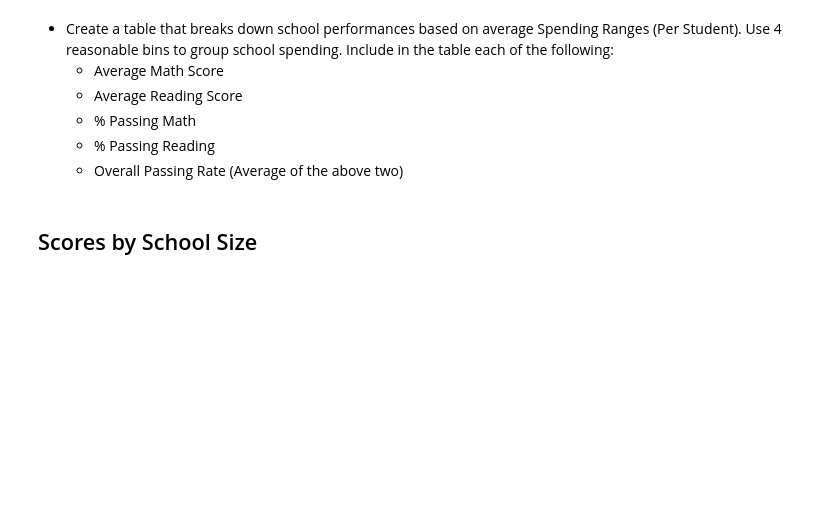
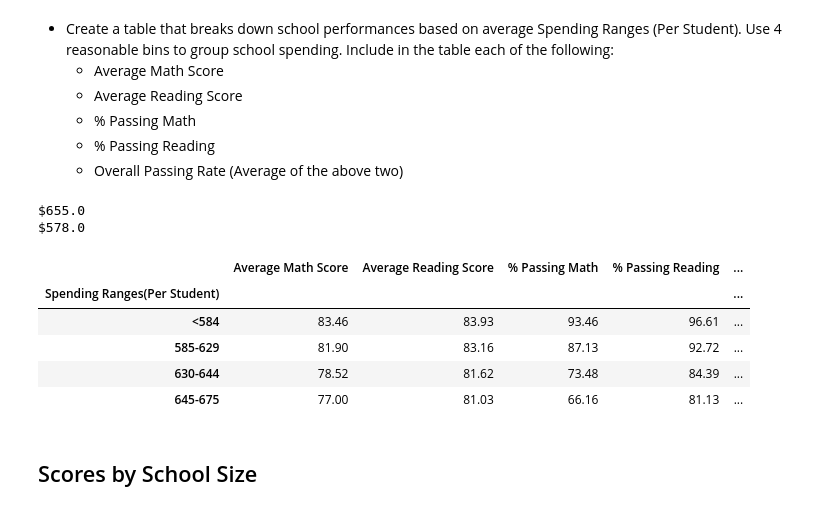
Before and after one commit to richardk6/Pandas-Project, a Jupyter notebook: PyCitySchools/PyCitySchools_KRB.ipynb, the cells around one changed output. Saved outputs shown, nothing was run; the diff lists cells and outputs as text; code cells hidden in the pictures; blank space fills up the shorter version.

```diff
--- a/PyCitySchools/PyCitySchools_KRB.ipynb
+++ b/PyCitySchools/PyCitySchools_KRB.ipynb
@@ -331,5 +291,8 @@ math_grade_summary_df
   * Overall Passing Rate (Average of the above two)
 # %%
 # Figure out the minimum and maximum views per student spending
-type(school_summary_df["Per Student Budget"].max())
-type(school_summary_df["Per Student Budget"].min())
+print(school_summary_df["Per Student Budget"].max())
+print(school_summary_df["Per Student Budget"].min())
+# %% [output]
+$655.0
+$578.0
@@ -340,11 +301,38 @@ school_summary_df["Per Student Budget"] = pd.to_numeric(school_summary_df["Per S
 bins = [0, 584, 629, 644, 675]
 
 # Create the labels
-group_labels = ["584", "585-629", "630-644", "645-675"]
+group_labels = ["<584", "585-629", "630-644", "645-675"]
 # %%
 # Slice the data and place it into bins
-school_summary_df = pd.cut(school_summary_df["Per Student Budget"], bins, labels=group_labels)
-school_summary_df
+school_summary_df["Spending Ranges(Per Student)"] = pd.cut(per_student_budget, bins, labels=group_labels)
+# %%
+school_spending_math_average = school_summary_df.groupby("Spending Ranges(Per Student)").mean()["Average Math Score"]
+school_spending_reading_average = school_summary_df.groupby("Spending Ranges(Per Student)").mean()["Average Reading Score"]
+school_spending_passing_math_average = school_summary_df.groupby("Spending Ranges(Per Student)").mean()["% Passing Math"]
+school_spending_passing_reading_average = school_summary_df.groupby("Spending Ranges(Per Student)").mean()["% Passing Reading"]
+school_spending_passing_overall_average = school_summary_df.groupby("Spending Ranges(Per Student)").mean()["% Overall Passing"]
+# %%
+# Create a table that breaks down school performances based on average Spending Ranges (Per Student).
+school_spending_summary_df = pd.DataFrame({"Average Math Score": school_spending_math_average,
+                                        "Average Reading Score": school_spending_reading_average,
+                                         "% Passing Math": school_spending_passing_math_average,
+                                         "% Passing Reading": school_spending_passing_reading_average,
+                                          "% Overall Passing": school_spending_passing_overall_average})
+# %%
+# Cleaning up format and round to 2nd decimal point
+school_spending_summary_df["Average Math Score"] = school_spending_summary_df["Average Math Score"].map("{:.2f}".format)
+school_spending_summary_df["Average Reading Score"] = school_spending_summary_df["Average Reading Score"].map("{:.2f}".format)
+school_spending_summary_df["% Passing Math"] = school_spending_summary_df["% Passing Math"].map("{:.2f}".format)
+school_spending_summary_df["% Passing Reading"] = school_spending_summary_df["% Passing Reading"].map("{:.2f}".format)
+school_spending_summary_df["% Overall Passing"] = school_spending_summary_df["% Overall Passing"].map("{:.2f}".format)
+school_spending_summary_df
+# %% [output]
+|  | Average Math Score | Average Reading Score | % Passing Math | % Passing Reading | ... |
+| Spending Ranges(Per Student) |  |  |  |  | ... |
+| <584 | 83.46 | 83.93 | 93.46 | 96.61 | ... |
+| 585-629 | 81.90 | 83.16 | 87.13 | 92.72 | ... |
+| 630-644 | 78.52 | 81.62 | 73.48 | 84.39 | ... |
+| 645-675 | 77.00 | 81.03 | 66.16 | 81.13 | ... |
 # %% [markdown]
 ## Scores by School Size
 # %% [markdown]
```
Also changed, not shown: parts of 21 cells of this notebook.
